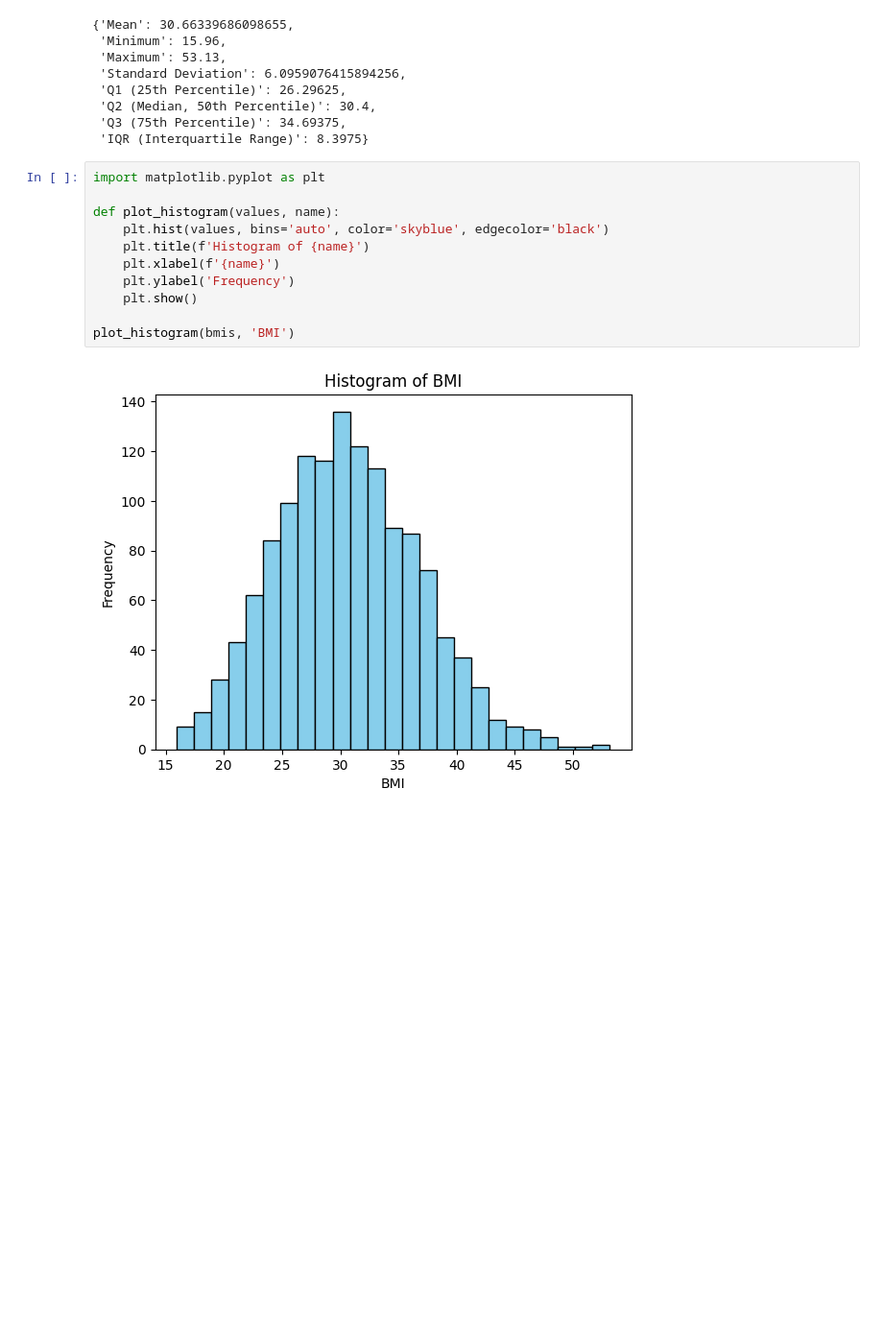
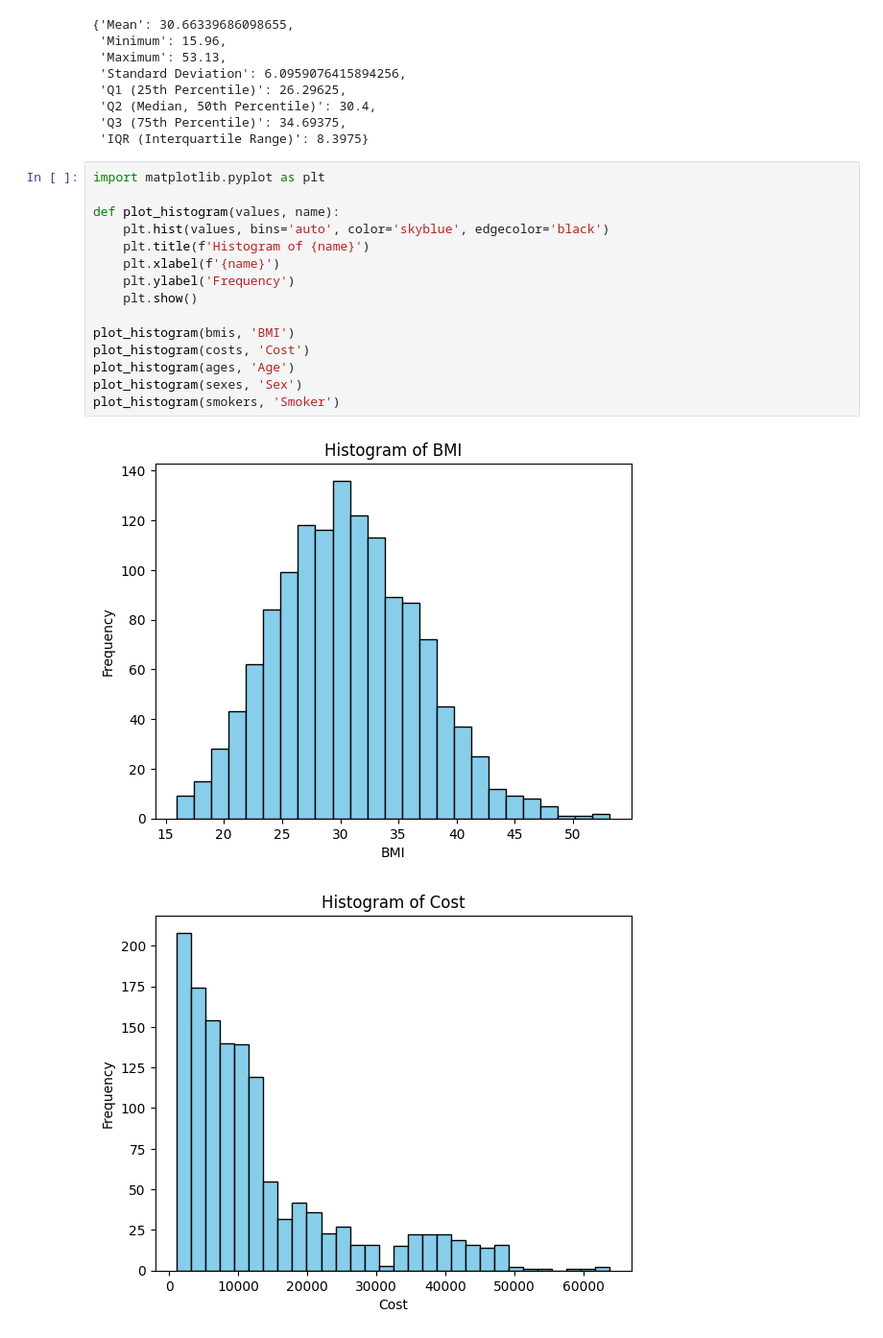
Before and after one commit to egraciani/python, a Jupyter notebook: Medical_Insurance_Cost_EGH.ipynb, the cells around one changed output. Shown at 96% size. Saved outputs shown, nothing was run; the diff lists cells and outputs as text; blank space fills up the shorter version.

```diff
--- a/Medical_Insurance_Cost_EGH.ipynb
+++ b/Medical_Insurance_Cost_EGH.ipynb
@@ -288,13 +288,18 @@ Summary statistics for BMI:
 # %%
 import matplotlib.pyplot as plt
 
 def plot_histogram(values, name):
     plt.hist(values, bins='auto', color='skyblue', edgecolor='black')
     plt.title(f'Histogram of {name}')
     plt.xlabel(f'{name}')
     plt.ylabel('Frequency')
     plt.show()
 
 plot_histogram(bmis, 'BMI')
+plot_histogram(costs, 'Cost')
+plot_histogram(ages, 'Age')
+plot_histogram(sexes, 'Sex')
+plot_histogram(smokers, 'Smoker')
 # %% [output]
 [figure]
+[figure, added]
```
Also changed, not shown: parts of 15 cells of this notebook.
